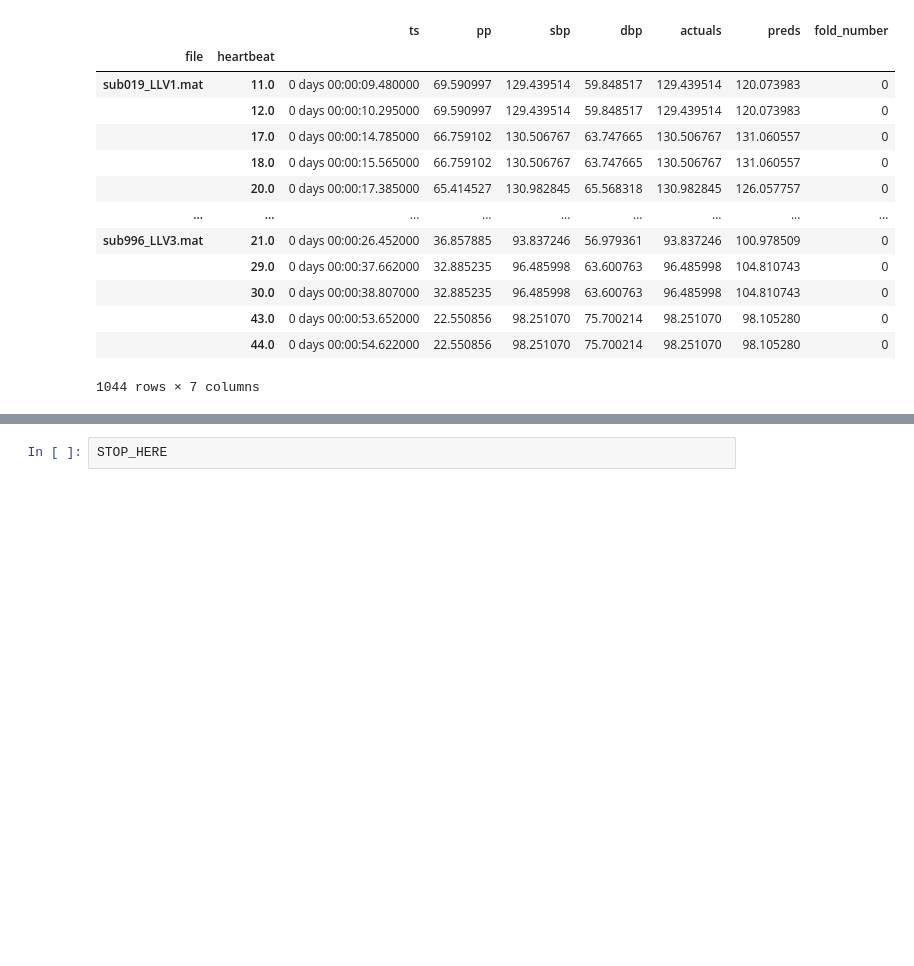
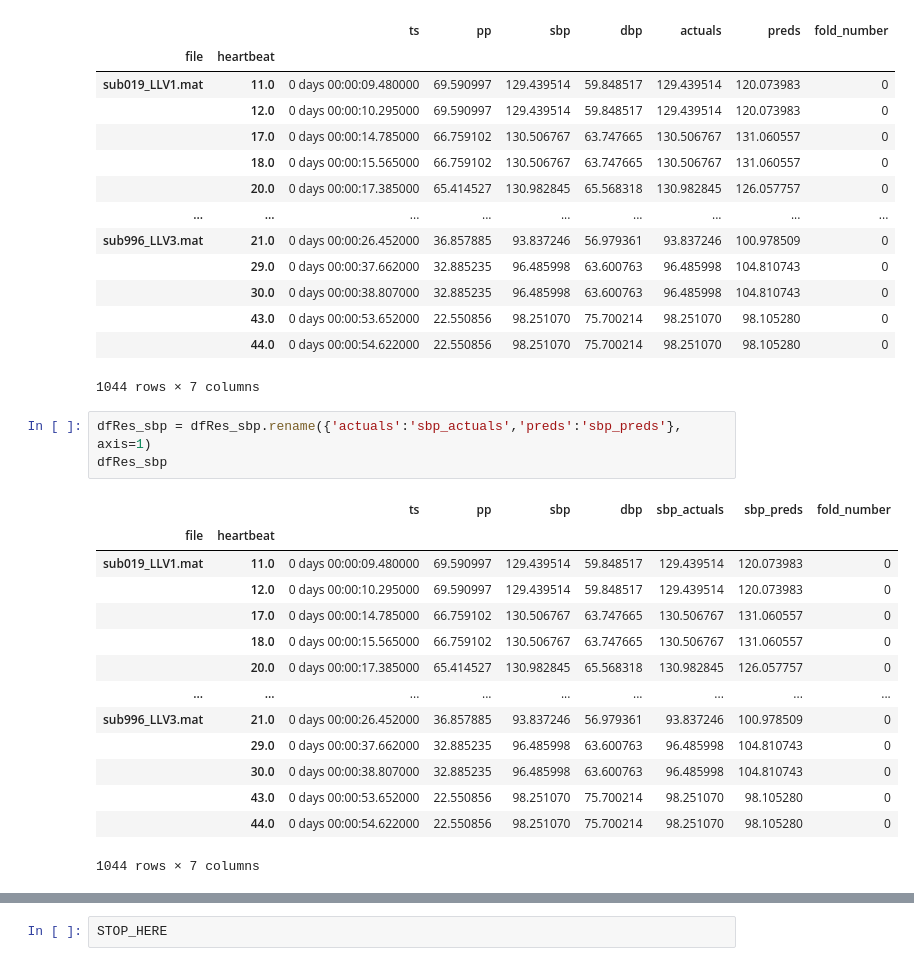
Before and after one commit to Angus-McLean/nipams-bp-py, a Jupyter notebook: notebooks/AI - Pipeline Train & Test.ipynb, the cells around one changed output, grey strips where cells are left out. Drawn from its saved outputs; the diff is of its cells as text; blank space fills up the shorter version.

```diff
--- a/notebooks/AI - Pipeline Train & Test.ipynb
+++ b/notebooks/AI - Pipeline Train & Test.ipynb
@@ -188,3 +188,21 @@ dfRes
 |  | 43.0 | 0 days 00:00:53.652000 | 22.550856 | 98.251070 | 75.700214 | 98.251070 | 98.105280 | 0 |
 |  | 44.0 | 0 days 00:00:54.622000 | 22.550856 | 98.251070 | 75.700214 | 98.251070 | 98.105280 | 0 |
 1044 rows × 7 columns
+# %%
+dfRes_sbp = dfRes_sbp.rename({'actuals':'sbp_actuals','preds':'sbp_preds'}, axis=1)
+dfRes_sbp
+# %% [output]
+|  |  | ts | pp | sbp | dbp | sbp_actuals | sbp_preds | fold_number |
+| file | heartbeat |  |  |  |  |  |  |  |
+| sub019_LLV1.mat | 11.0 | 0 days 00:00:09.480000 | 69.590997 | 129.439514 | 59.848517 | 129.439514 | 120.073983 | 0 |
+|  | 12.0 | 0 days 00:00:10.295000 | 69.590997 | 129.439514 | 59.848517 | 129.439514 | 120.073983 | 0 |
+|  | 17.0 | 0 days 00:00:14.785000 | 66.759102 | 130.506767 | 63.747665 | 130.506767 | 131.060557 | 0 |
+|  | 18.0 | 0 days 00:00:15.565000 | 66.759102 | 130.506767 | 63.747665 | 130.506767 | 131.060557 | 0 |
+|  | 20.0 | 0 days 00:00:17.385000 | 65.414527 | 130.982845 | 65.568318 | 130.982845 | 126.057757 | 0 |
+| ... | ... | ... | ... | ... | ... | ... | ... | ... |
+| sub996_LLV3.mat | 21.0 | 0 days 00:00:26.452000 | 36.857885 | 93.837246 | 56.979361 | 93.837246 | 100.978509 | 0 |
+|  | 29.0 | 0 days 00:00:37.662000 | 32.885235 | 96.485998 | 63.600763 | 96.485998 | 104.810743 | 0 |
+|  | 30.0 | 0 days 00:00:38.807000 | 32.885235 | 96.485998 | 63.600763 | 96.485998 | 104.810743 | 0 |
+|  | 43.0 | 0 days 00:00:53.652000 | 22.550856 | 98.251070 | 75.700214 | 98.251070 | 98.105280 | 0 |
+|  | 44.0 | 0 days 00:00:54.622000 | 22.550856 | 98.251070 | 75.700214 | 98.251070 | 98.105280 | 0 |
+1044 rows × 7 columns
```
Also changed, not shown: parts of 1 cell of this notebook, 1 other file.
